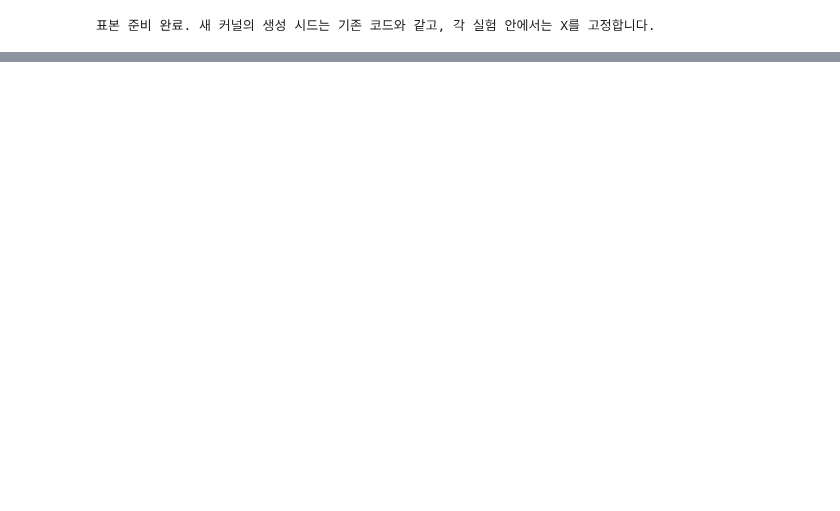
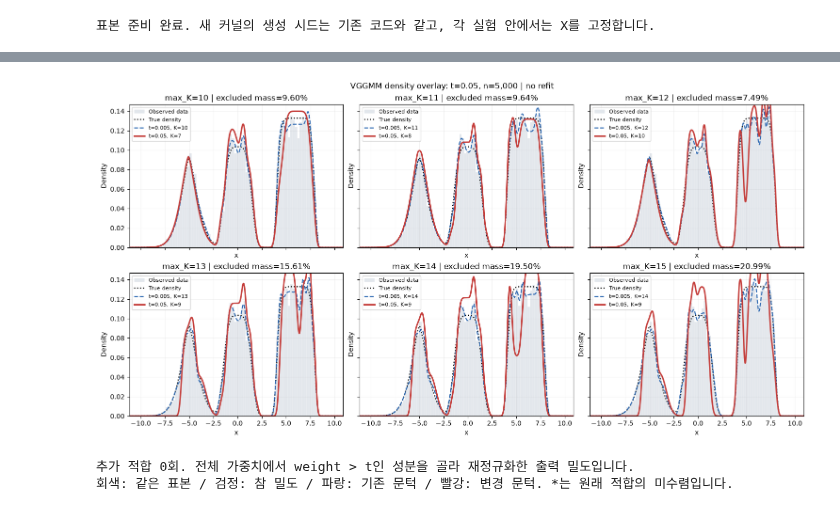
Before and after one commit to SungwonDS/GGMM, a Jupyter notebook: GGMM_Variational_Diagnostics.ipynb, the cells around one changed output, grey strips where cells are left out. Cells and saved outputs as stored; diff of their text form; code cells hidden in the pictures; blank space fills up the shorter version.

```diff
--- a/GGMM_Variational_Diagnostics.ipynb
+++ b/GGMM_Variational_Diagnostics.ipynb
@@ -1087,2 +1155,13 @@ threshold_comparison_table = show_threshold_diagnostic(vggmm_thresholds)
 추가 적합 0회. 같은 전체 가중치의 판정/출력 민감도이며 삭제 후 재학습이 아닙니다.
 오차나 참 K를 보고 최종 문턱을 고르지 않습니다.
+# %%
+# 추가 플롯: t=0.05를 적용한 VGGMM 밀도를 같은 데이터 위에 겹칩니다.
+# 실험 1의 적합 결과를 재사용합니다. 실험 2·3은 실행하지 않아도 됩니다.
+# t는 학습 후 판정 기준이므로 재적합하지 않으며 기존 result·전체 가중치를 바꾸지 않습니다.
+# 기본은 max_K=10~15 전체입니다. 일부만 보려면 아래 호출에 caps=(10, 12, 15)를 추가하세요.
+if "show_threshold_density_overlay" not in globals():
+    raise RuntimeError("공통 진단 함수 정의 셀을 다시 실행하세요. 기존 적합 결과는 그대로 재사용할 수 있습니다.")
+if "vggmm_cap10_15" not in globals():
+    raise RuntimeError("먼저 실험 1을 실행하세요. 저장된 그림만으로 적합 객체가 복원되지는 않습니다.")
+threshold05_overlay_table = show_threshold_density_overlay(vggmm_cap10_15, threshold=.05)
+# %% [output]
@@ -1088,0 +1175,3 @@ threshold_comparison_table = show_threshold_diagnostic(vggmm_thresholds)
+[figure, added]
+추가 적합 0회. 전체 가중치에서 weight > t인 성분을 골라 재정규화한 출력 밀도입니다.
+회색: 같은 표본 / 검정: 참 밀도 / 파랑: 기존 문턱 / 빨강: 변경 문턱. *는 원래 적합의 미수렴입니다.
```
Also changed, not shown: parts of 6 cells of this notebook.
